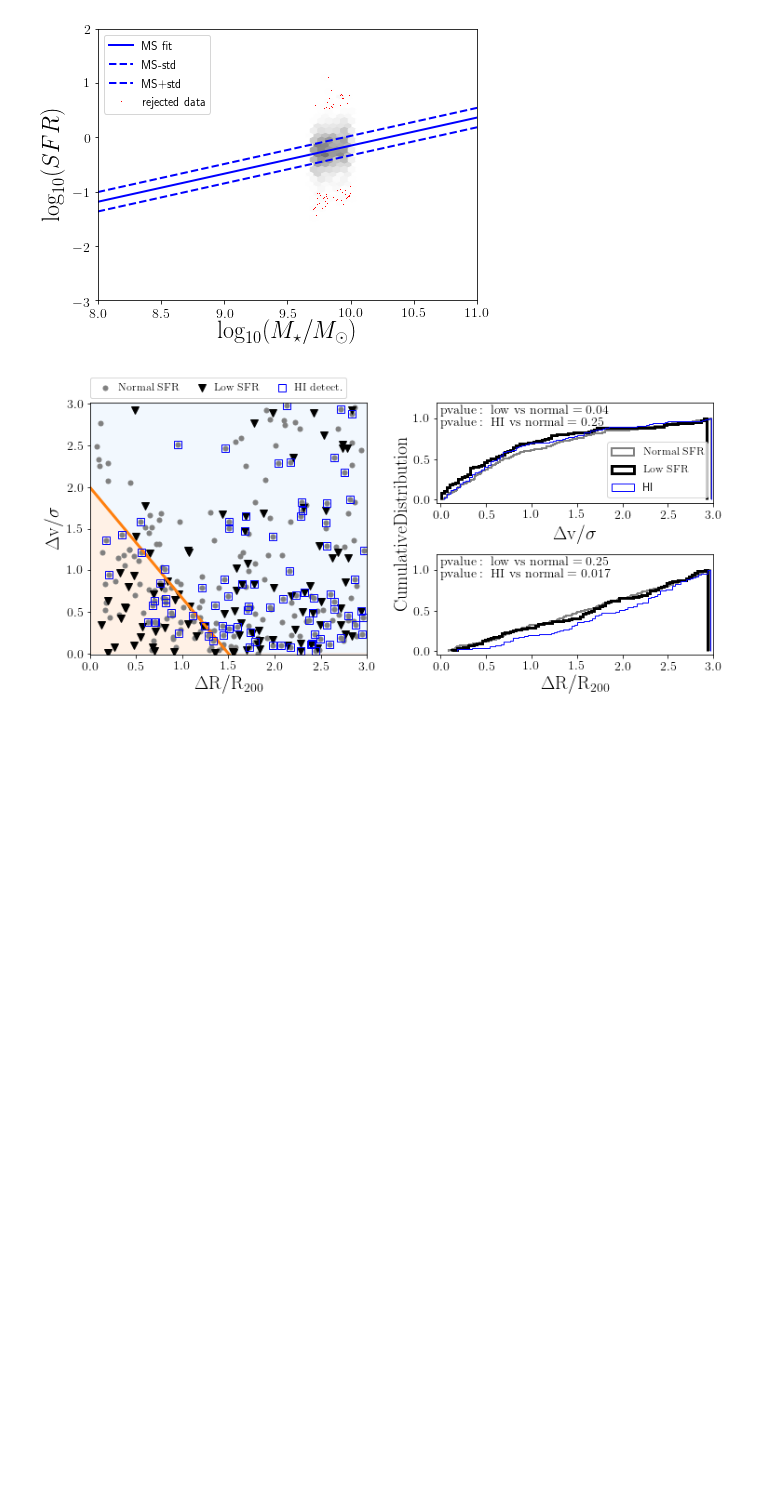
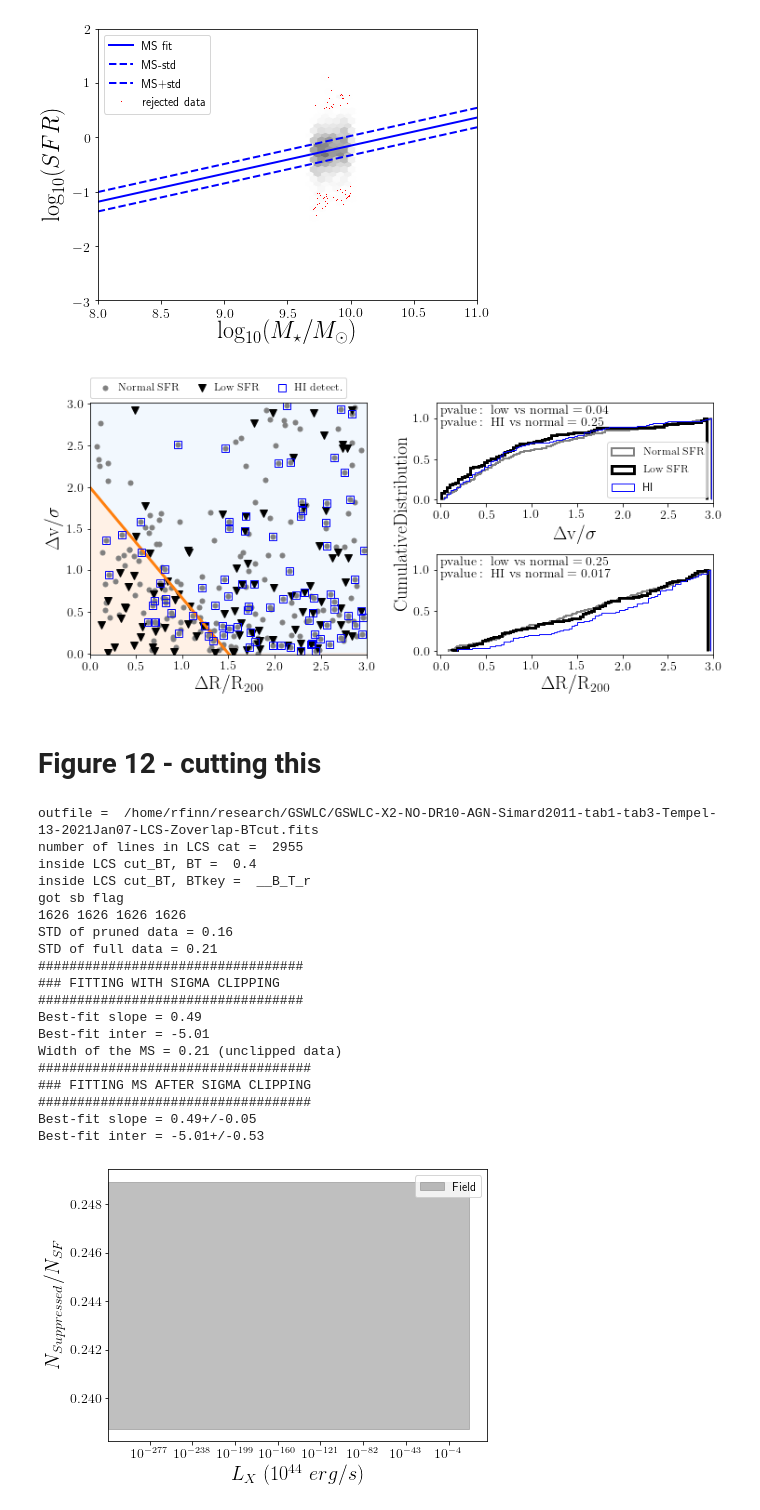
Before and after one commit to rfinn/LCS, a Jupyter notebook: notebooks/MSpaper_final.ipynb, the cells around one changed output. Drawn from its saved outputs; the diff is of its cells as text; code cells hidden in the pictures; blank space fills up the shorter version.

```diff
--- a/notebooks/MSpaper_final.ipynb
+++ b/notebooks/MSpaper_final.ipynb
@@ -472,3 +603,34 @@ fraction of normal galaxies with HI detections = 0.36-0.03+0.03
 fraction of suppressed galaxies with HI detections = 0.11-0.03+0.04
 [figure]
 [figure]
+# %% [markdown]
+# Figure 12 - cutting this
+# %%
+os.chdir(homedir+'/research/LCS/plots/')
+%run ~/github/LCS/python/lcs_paper2_v2.py --minmass 9.7 --BT .4 --cutBT --ellip .75 --HIdef
+figname1 = homedir+'/research/LCS/plots/frac-suppressed-Lx.png'
+figname2 = homedir+'/research/LCS/plots/frac-suppressed-Lx.pdf'
+b.frac_suppressed_Lx()#figname1=figname1,figname2=figname2,HIflag=True)
+plt.savefig(figname1)
+plt.savefig(figname2)
+# %% [output]
+outfile =  /home/rfinn/research/GSWLC/GSWLC-X2-NO-DR10-AGN-Simard2011-tab1-tab3-Tempel-13-2021Jan07-LCS-Zoverlap-BTcut.fits
+number of lines in LCS cat =  2955
+inside LCS cut_BT, BT =  0.4
+inside LCS cut_BT, BTkey =  __B_T_r
+got sb flag
+1626 1626 1626 1626
+STD of pruned data = 0.16
+STD of full data = 0.21
+##################################
+### FITTING WITH SIGMA CLIPPING
+##################################
+Best-fit slope = 0.49
+Best-fit inter = -5.01
+Width of the MS = 0.21 (unclipped data)
+###################################
+### FITTING MS AFTER SIGMA CLIPPING
+###################################
+Best-fit slope = 0.49+/-0.05
+Best-fit inter = -5.01+/-0.53
+[figure, added]
```
Also changed, not shown: parts of 10 cells of this notebook, 3 other files.
